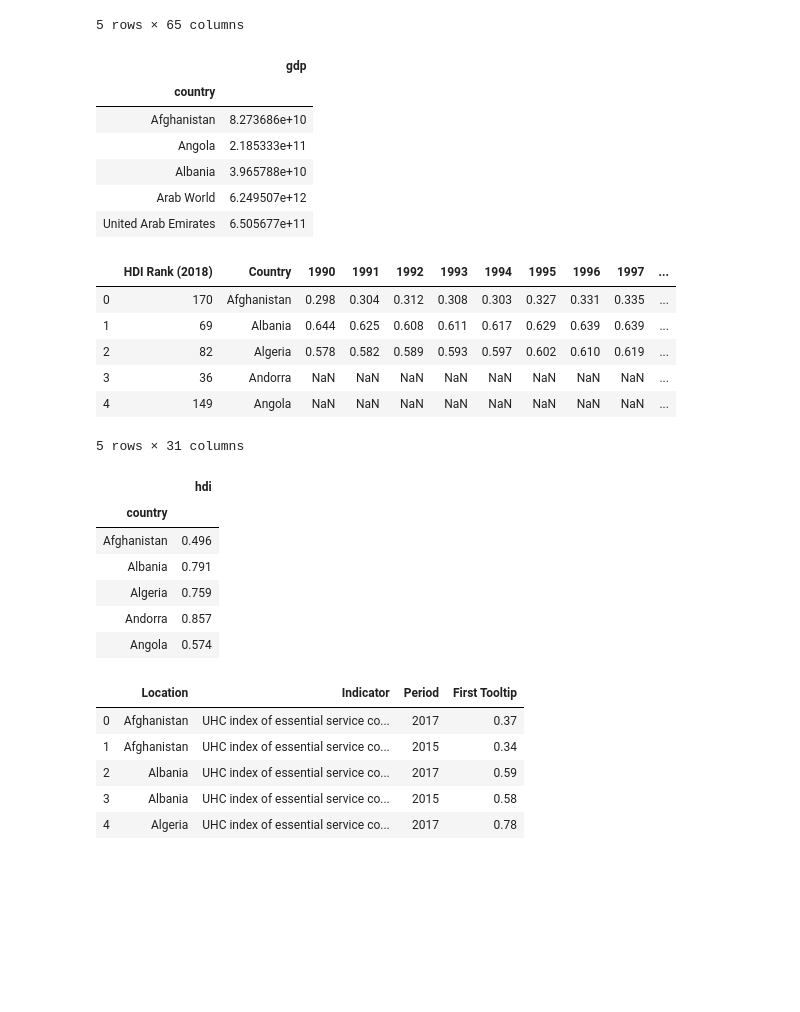
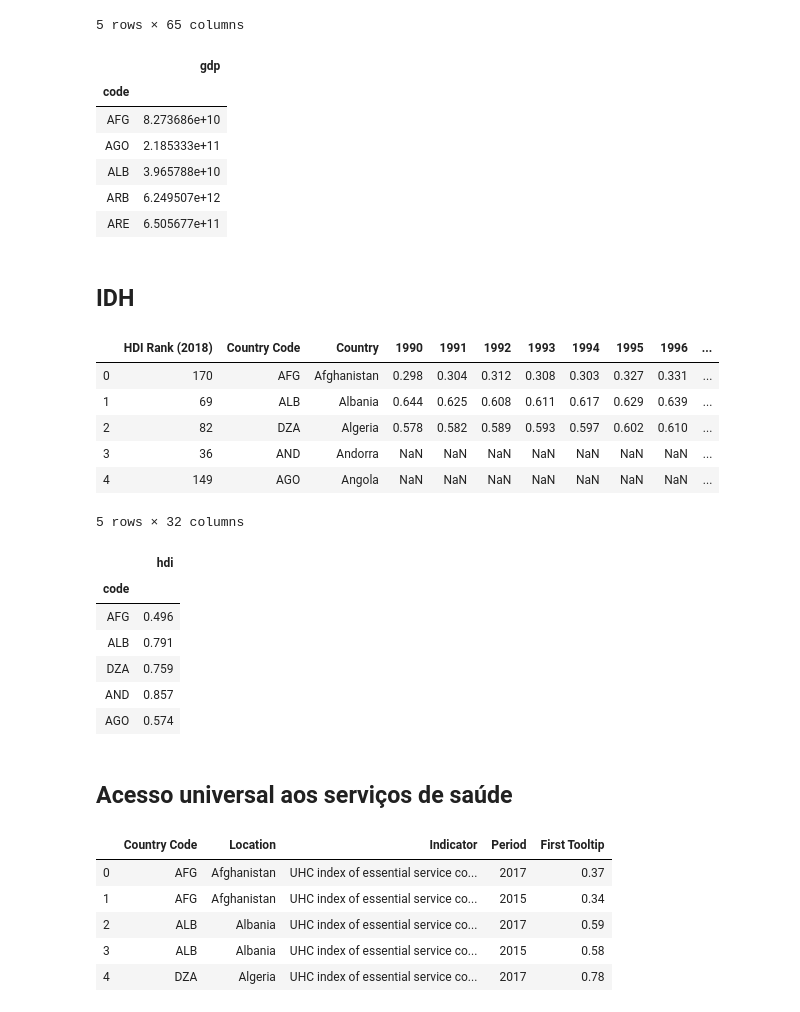
Before and after one commit to lucianowitt/covid-19, a Jupyter notebook: TCC_tratamento_dados.ipynb, the cells around one changed output. Cells and saved outputs as stored; diff of their text form; code cells hidden in the pictures; blank space fills up the shorter version.

```diff
--- a/TCC_tratamento_dados.ipynb
+++ b/TCC_tratamento_dados.ipynb
@@ -208,53 +186,57 @@ df_gdp.head()
 | 4 | Andorra | AND | GDP, PPP (current international $) | NY.GDP.MKTP.PP.CD | NaN | NaN | NaN | NaN | ... |
 5 rows × 65 columns
 # %%
-df_gdp = df_gdp[['Country Name','2018']]
-df_gdp.rename(columns={'Country Name': 'country', '2018': 'gdp'}, inplace=True)
+df_gdp = df_gdp[['Country Code','2018']]
+df_gdp.rename(columns={'Country Code': 'code', '2018': 'gdp'}, inplace=True)
 df_gdp.dropna(inplace=True)
-df_gdp.set_index(['country'], inplace=True)
+df_gdp.set_index(['code'], inplace=True)
 df_gdp.head()
 # %% [output]
 |  | gdp |
-| country |  |
-| Afghanistan | 8.273686e+10 |
-| Angola | 2.185333e+11 |
-| Albania | 3.965788e+10 |
-| Arab World | 6.249507e+12 |
-| United Arab Emirates | 6.505677e+11 |
+| code |  |
+| AFG | 8.273686e+10 |
+| AGO | 2.185333e+11 |
+| ALB | 3.965788e+10 |
+| ARB | 6.249507e+12 |
+| ARE | 6.505677e+11 |
+# %% [markdown]
+## IDH
 # %%
-df_hdi = pd.read_csv('data\Human development index (HDI).csv')
+df_hdi = pd.read_csv('data\Human development index (HDI).csv', ';')
 df_hdi.head()
 # %% [output]
-|  | HDI Rank (2018) | Country | 1990 | 1991 | 1992 | 1993 | 1994 | 1995 | 1996 | 1997 | ... |
-| 0 | 170 | Afghanistan | 0.298 | 0.304 | 0.312 | 0.308 | 0.303 | 0.327 | 0.331 | 0.335 | ... |
-| 1 | 69 | Albania | 0.644 | 0.625 | 0.608 | 0.611 | 0.617 | 0.629 | 0.639 | 0.639 | ... |
-| 2 | 82 | Algeria | 0.578 | 0.582 | 0.589 | 0.593 | 0.597 | 0.602 | 0.610 | 0.619 | ... |
-| 3 | 36 | Andorra | NaN | NaN | NaN | NaN | NaN | NaN | NaN | NaN | ... |
-| 4 | 149 | Angola | NaN | NaN | NaN | NaN | NaN | NaN | NaN | NaN | ... |
+|  | HDI Rank (2018) | Country Code | Country | 1990 | 1991 | 1992 | 1993 | 1994 | 1995 | 1996 | ... |
+| 0 | 170 | AFG | Afghanistan | 0.298 | 0.304 | 0.312 | 0.308 | 0.303 | 0.327 | 0.331 | ... |
+| 1 | 69 | ALB | Albania | 0.644 | 0.625 | 0.608 | 0.611 | 0.617 | 0.629 | 0.639 | ... |
+| 2 | 82 | DZA | Algeria | 0.578 | 0.582 | 0.589 | 0.593 | 0.597 | 0.602 | 0.610 | ... |
+| 3 | 36 | AND | Andorra | NaN | NaN | NaN | NaN | NaN | NaN | NaN | ... |
+| 4 | 149 | AGO | Angola | NaN | NaN | NaN | NaN | NaN | NaN | NaN | ... |
-5 rows × 31 columns
+5 rows × 32 columns
 # %%
-df_hdi = df_hdi[['Country','2018']]
-df_hdi.rename(columns={'Country': 'country', '2018': 'hdi'}, inplace=True)
+df_hdi = df_hdi[['Country Code','2018']]
+df_hdi.rename(columns={'Country Code': 'code', '2018': 'hdi'}, inplace=True)
 df_hdi.dropna(inplace=True)
-df_hdi.set_index(['country'], inplace=True)
+df_hdi.set_index(['code'], inplace=True)
 df_hdi.head()
 # %% [output]
 |  | hdi |
-| country |  |
-| Afghanistan | 0.496 |
-| Albania | 0.791 |
-| Algeria | 0.759 |
-| Andorra | 0.857 |
-| Angola | 0.574 |
+| code |  |
+| AFG | 0.496 |
+| ALB | 0.791 |
+| DZA | 0.759 |
+| AND | 0.857 |
+| AGO | 0.574 |
+# %% [markdown]
+## Acesso universal aos serviços de saúde
 # %%
-df_uhc = pd.read_csv('data\WHO_UHC_index_of_essential_service_coverage.csv')
+df_uhc = pd.read_csv('data\WHO_UHC_index_of_essential_service_coverage.csv', ';')
 df_uhc.head()
 # %% [output]
-|  | Location | Indicator | Period | First Tooltip |
-| 0 | Afghanistan | UHC index of essential service co... | 2017 | 0.37 |
-| 1 | Afghanistan | UHC index of essential service co... | 2015 | 0.34 |
-| 2 | Albania | UHC index of essential service co... | 2017 | 0.59 |
-| 3 | Albania | UHC index of essential service co... | 2015 | 0.58 |
-| 4 | Algeria | UHC index of essential service co... | 2017 | 0.78 |
+|  | Country Code | Location | Indicator | Period | First Tooltip |
+| 0 | AFG | Afghanistan | UHC index of essential service co... | 2017 | 0.37 |
+| 1 | AFG | Afghanistan | UHC index of essential service co... | 2015 | 0.34 |
+| 2 | ALB | Albania | UHC index of essential service co... | 2017 | 0.59 |
+| 3 | ALB | Albania | UHC index of essential service co... | 2015 | 0.58 |
+| 4 | DZA | Algeria | UHC index of essential service co... | 2017 | 0.78 |
 # %%
 df_uhc = df_uhc.loc[df_uhc['Period'] == df_uhc['Period'].max()]
```
Also changed, not shown: parts of 18 cells of this notebook, 4 other files.
